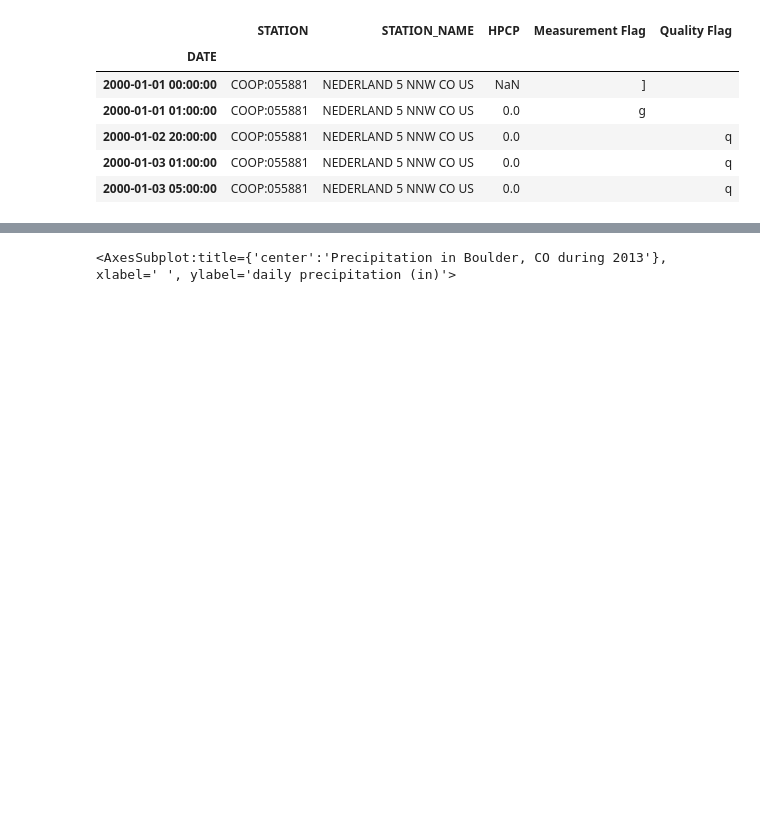
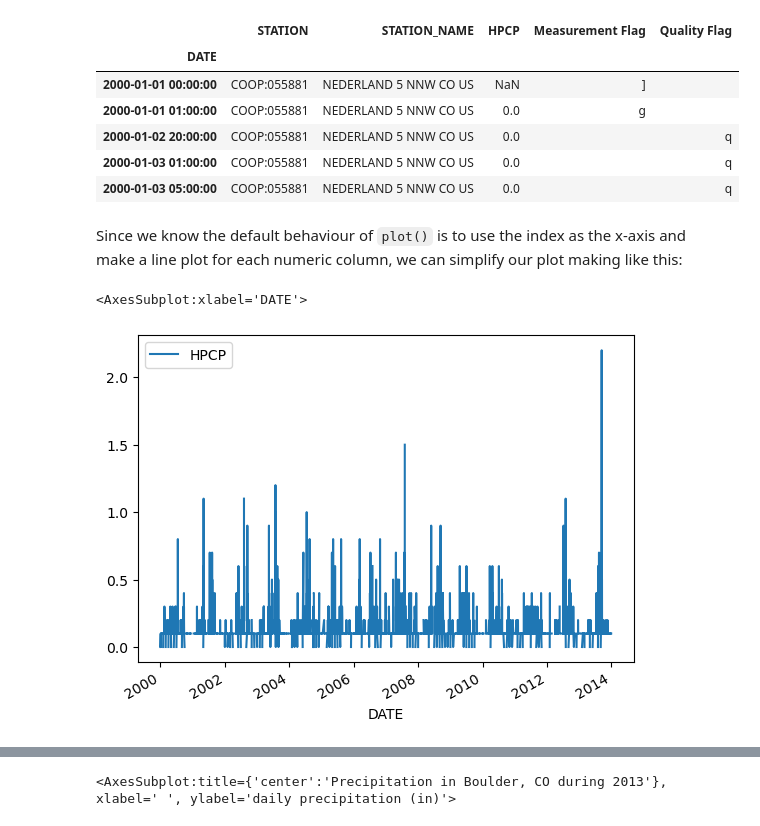
Before and after one commit to rfswick/eds220-2024-in-class, a Jupyter notebook: week4-time-series.ipynb, the cells around one changed output, grey strips where cells are left out. Cells and saved outputs as stored; diff of their text form; code cells hidden in the pictures; blank space fills up the shorter version.

```diff
--- a/week4-time-series.ipynb
+++ b/week4-time-series.ipynb
@@ -99,3 +185,10 @@ precip.head()
 | 2000-01-02 20:00:00 | COOP:055881 | NEDERLAND 5 NNW CO US | 0.0 |  | q |
 | 2000-01-03 01:00:00 | COOP:055881 | NEDERLAND 5 NNW CO US | 0.0 |  | q |
 | 2000-01-03 05:00:00 | COOP:055881 | NEDERLAND 5 NNW CO US | 0.0 |  | q |
+# %% [markdown]
+Since we know the default behaviour of `plot()` is to use the index as the x-axis and make a line plot for each numeric column, we can simplify our plot making like this:
+# %%
+precip.plot()
+# %% [output]
+<AxesSubplot:xlabel='DATE'>
+[figure, added]
```
Also changed, not shown: parts of 33 cells of this notebook, 2 other files.
